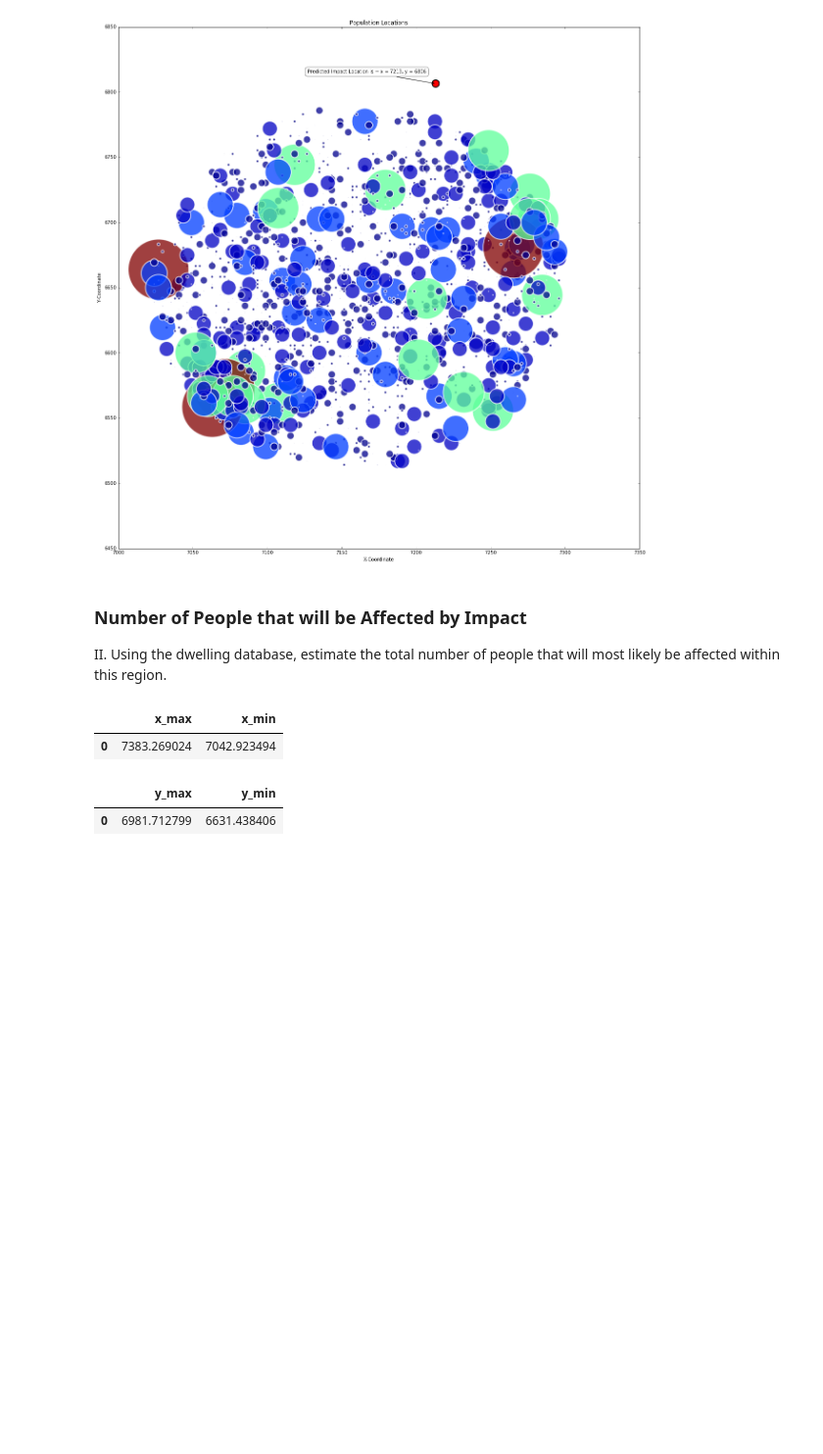
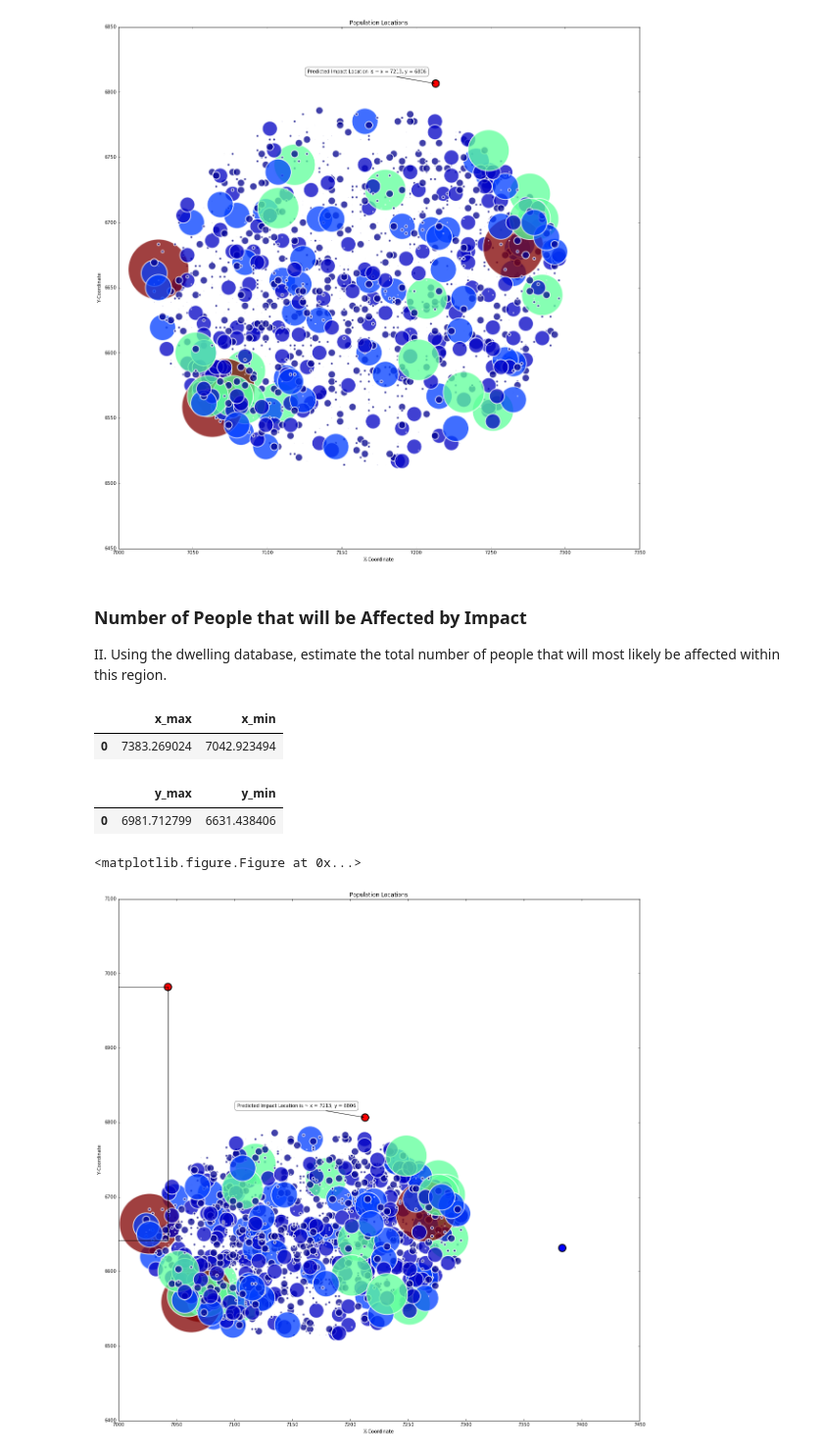
Before and after one commit to rickfarmer/harvard-cs-109a-data-science, a Jupyter notebook: Farmer_Rick_CS109A_Midterm.ipynb, the cells around one changed output. Shown at 98% size. Cells and saved outputs as stored; diff of their text form; code cells hidden in the pictures; blank space fills up the shorter version.

```diff
--- a/Farmer_Rick_CS109A_Midterm.ipynb
+++ b/Farmer_Rick_CS109A_Midterm.ipynb
@@ -572,3 +570,46 @@ impact_y_conint_df
 # %% [output]
 |  | y_max | y_min |
 | 0 | 6981.712799 | 6631.438406 |
+# %%
+# Multilinear regression model, calculating fit, P-values, confidence intervals etc.
+fig = plt.figure(figsize=(20, 20))
+
+
+# Assign the residents in a geven area, and the coordinates for plotting
+residents, pop_x, pop_y =  pop_df['residents']**5, pop_df['x'], pop_df['y']
+
+# Create the figure
+fig = plt.figure(figsize=(20,20))
+ax1 = plt.axes()
+ax1.scatter(pop_x, pop_y, s=residents, c=residents, linewidths=2, edgecolor='w').set_alpha(0.75)
+ax1.scatter(impact_x, impact_y, s=residents, c='red', linewidths=2, edgecolor='k').set_alpha(1.0)
+ax1.set_xlabel('X-Coordinate')
+ax1.set_ylabel('Y-Coordinate')
+ax1.set_title('Population Locations')
+
+# Reference: http://stackoverflow.com/questions/5147112/matplotlib-how-to-put-individual-tags-for-a-scatter-plot
+plt.annotate(
+        'Predicted Impact Location is ~ x = 7213, y = 6806',
+        xy = (impact_x, impact_y), xytext = (-20, 20),
+        textcoords = 'offset points', ha = 'right', va = 'bottom',
+        bbox = dict(boxstyle = 'round, pad=0.5', fc = 'white', alpha = 0.5),
+        arrowprops = dict(arrowstyle = '->', connectionstyle = 'arc3, rad=0'))
+
+x_top = impact_x_conint_df.x_min
+y_top = impact_y_conint_df.y_max
+x_bottom = impact_x_conint_df.x_max
+y_bottom = impact_y_conint_df.y_min
+w = impact_x_conint_df.x_min - impact_x_conint_df.x_max
+h = impact_y_conint_df.y_min - impact_y_conint_df.y_max
+
+ax1.scatter(x_top, y_top, s=residents, c='red', linewidths=2, edgecolor='k').set_alpha(1.0)
+ax1.scatter(x_bottom, y_bottom, s=residents, c='blue', linewidths=2, edgecolor='k').set_alpha(1.0)
+
+from matplotlib.patches import Rectangle
+currentAxis = plt.gca()
+currentAxis.add_patch(Rectangle((x_top, y_top), h, w,
+                                alpha=1, fill=None, facecolor='grey'))
+plt.show()
+# %% [output]
+<matplotlib.figure.Figure at 0x...>
+[figure, added]
```
Also changed, not shown: parts of 1 cell of this notebook.
